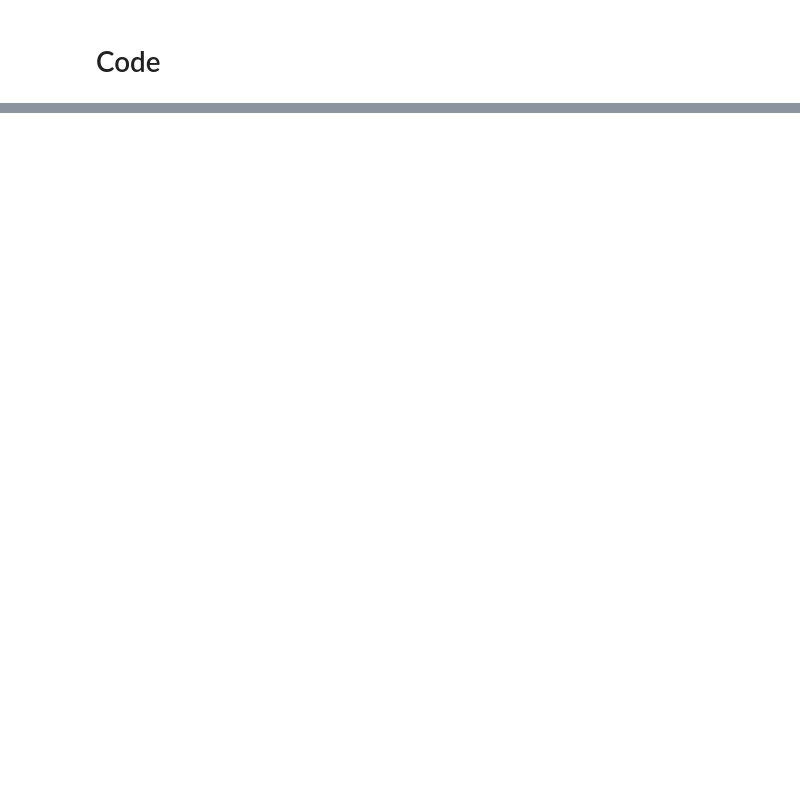
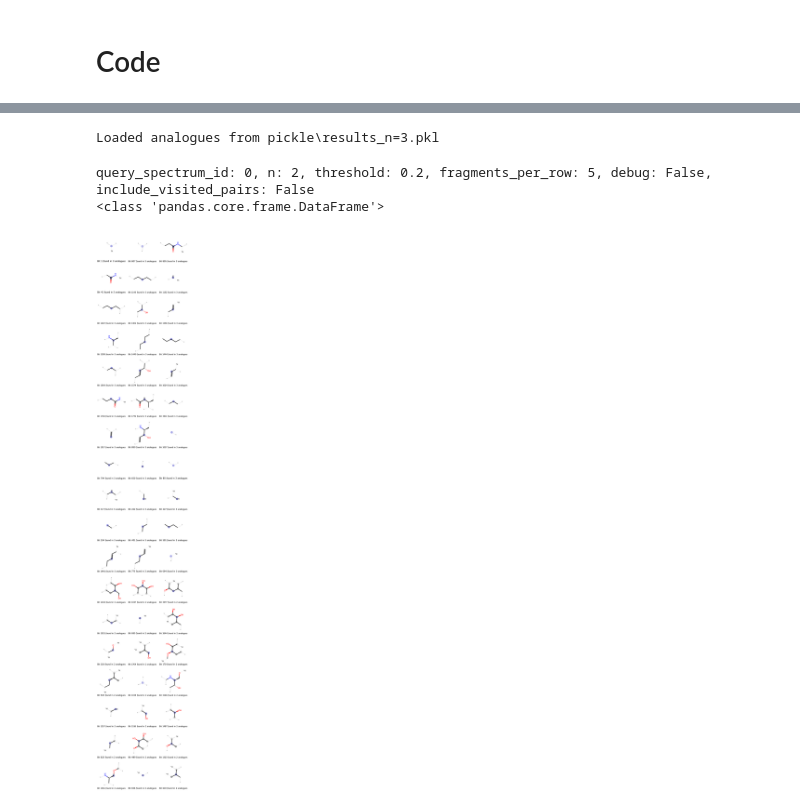
Before and after one commit to Knerten0815/master-thesis-code, a Jupyter notebook: ChemspaceExplorerExplorer.ipynb, the cells around one changed output, grey strips where cells are left out. Cells and saved outputs as stored; diff of their text form; code cells hidden in the pictures; blank space fills up the shorter version.

Commit message:
Analogue search results are saved using pickle.

```diff
--- a/ChemspaceExplorerExplorer.ipynb
+++ b/ChemspaceExplorerExplorer.ipynb
@@ -9,6 +9,7 @@ CHEMSPACE_EXPLORER_FOLDER = os.path.abspath(os.path.join(os.getcwd(), '../ms_che
 DATA_FOLDER = "data"
 PROCESSED_DATA_FOLDER = "processed"
 FILENAME = os.path.join(CHEMSPACE_EXPLORER_FOLDER, "..", DATA_FOLDER, PROCESSED_DATA_FOLDER, "1000_test_spectra.mgf")
+PICKLE = "pickle"
 
 print(f"Adding to path: {CHEMSPACE_EXPLORER_FOLDER}")  # Debug print
 sys.path.append(CHEMSPACE_EXPLORER_FOLDER)
@@ -24,2 +18,22 @@ Initialize ChemExplorer
+# %%
+import pickle
+from chemical_space_explorer import start_workflow, run_analogue_search
+
+def analogue_search(n: int = 2):
+    file = os.path.join(PICKLE, f'results_n={n}.pkl')
+    try:
+        with open(file, 'rb') as f:
+            analogues = pickle.load(f)
+            print(f"Loaded analogues from {file}")
+
+    except FileNotFoundError:
+        explorer = start_workflow(os.path.abspath(os.path.join(CHEMSPACE_EXPLORER_FOLDER, "..", DATA_FOLDER, PROCESSED_DATA_FOLDER)))
+        analogues = run_analogue_search(explorer, FILENAME, n)
+
+        with open(file, 'wb') as f:
+            pickle.dump(analogues, f)
+        print(f"Analogues saved to {file}")
+
+    return analogues
 # %% [markdown]
 # Code
@@ -41,0 +40,28 @@ results
+# %%
+analogues = analogue_search(n=3)
+# %% [output]
+Loaded analogues from pickle\results_n=3.pkl
+# %%
+from fragment_extractor import generate_mols_from_spectrum_query, extract_bitvector_fragments_from_analogues
+
+threshold = 0.2
+query_spectrum_id = 0
+fragments_per_row = 5
+debug = False
+include_visited_pairs = False
+
+print(
+    f"query_spectrum_id: {query_spectrum_id}, n: {2}, threshold: {threshold}, fragments_per_row: {fragments_per_row}, debug: {debug}, include_visited_pairs: {include_visited_pairs}"
+)
+
+# Pick analogues for a specific spectrum
+analogues_to_visualize = analogues[analogues["query_spectrum_id"] == query_spectrum_id]
+
+# generate rdkit mols and preapre them for visualization
+mols = generate_mols_from_spectrum_query(spectrum_query_result=analogues_to_visualize)
+
+extract_bitvector_fragments_from_analogues(mols)
+# %% [output]
+query_spectrum_id: 0, n: 2, threshold: 0.2, fragments_per_row: 5, debug: False, include_visited_pairs: False
+<class 'pandas.core.frame.DataFrame'>
+[figure, added]
```
Also changed, not shown: parts of 2 cells of this notebook, 1 other file.
